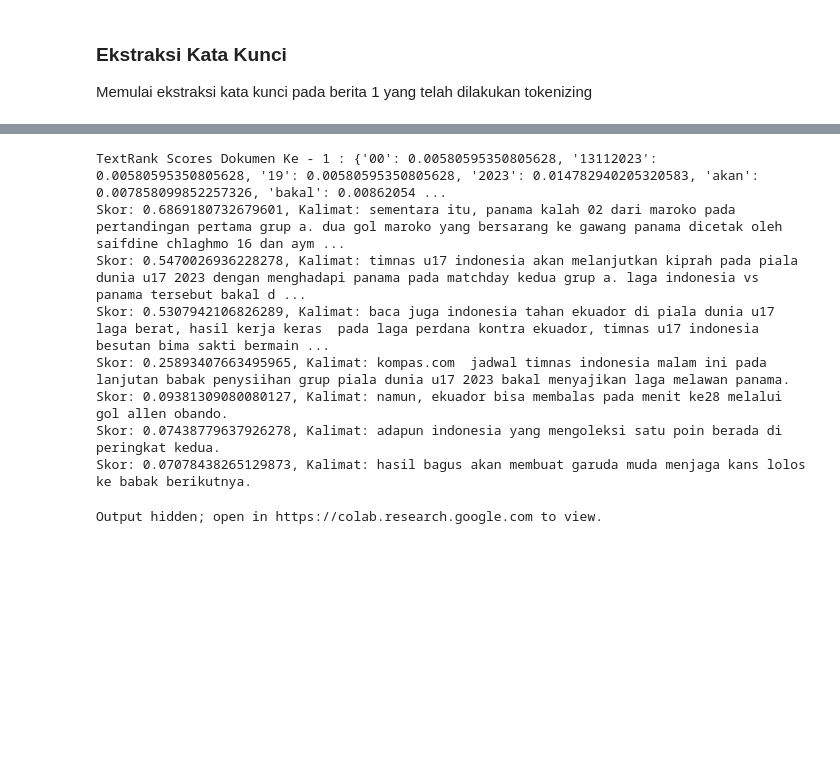
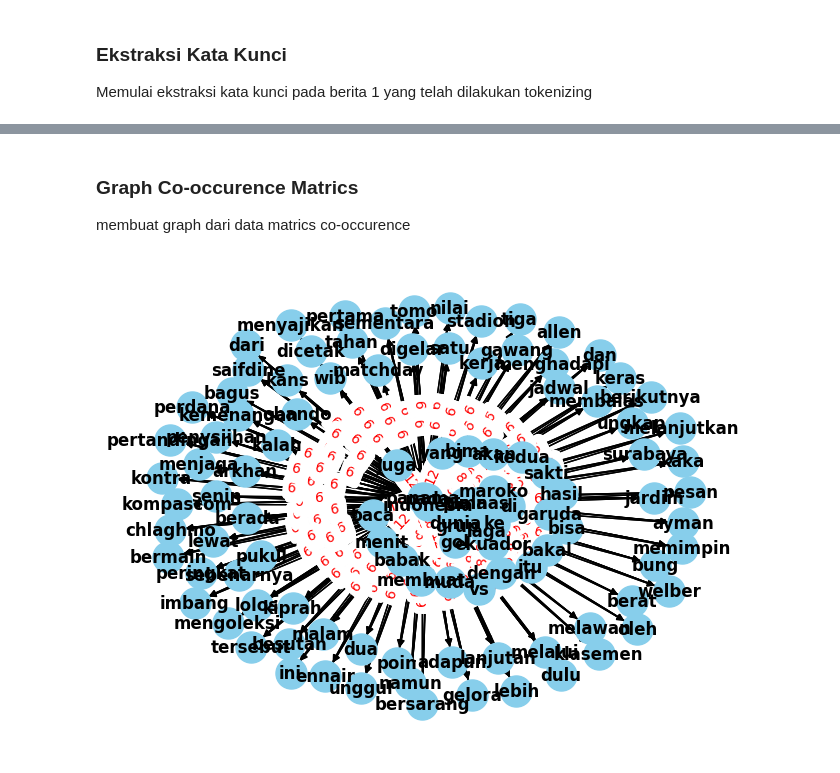
Before and after one commit to AliGhufron-28/ppw, a Jupyter notebook: _sources/notebooks5.ipynb, the cells around one changed output, grey strips where cells are left out. Drawn from its saved outputs; the diff is of its cells as text; code cells hidden in the pictures; blank space fills up the shorter version.

```diff
--- a/_sources/notebooks5.ipynb
+++ b/_sources/notebooks5.ipynb
@@ -286,17 +225,0 @@ def text_rank_summarization(x, k=4, index=1, threshold=0.11, show_scores=False):
-# %%
-# Nilai Closeness
-summary, G = text_rank_summarization(data["tokenizing"].iloc[:1][0], k = 3, show_scores=True, threshold=0)
-# %% [output]
-TextRank Scores Dokumen Ke - 1 : {'00': 0.00580595350805628, '13112023': 0.00580595350805628, '19': 0.00580595350805628, '2023': 0.014782940205320583, 'akan': 0.007858099852257326, 'bakal': 0.00862054 ...
-Skor: 0.6869180732679601, Kalimat: sementara itu, panama kalah 02 dari maroko pada pertandingan pertama grup a. dua gol maroko yang bersarang ke gawang panama dicetak oleh saifdine chlaghmo 16 dan aym ...
-Skor: 0.5470026936228278, Kalimat: timnas u17 indonesia akan melanjutkan kiprah pada piala dunia u17 2023 dengan menghadapi panama pada matchday kedua grup a. laga indonesia vs panama tersebut bakal d ...
-Skor: 0.5307942106826289, Kalimat: baca juga indonesia tahan ekuador di piala dunia u17 laga berat, hasil kerja keras  pada laga perdana kontra ekuador, timnas u17 indonesia besutan bima sakti bermain ...
-Skor: 0.25893407663495965, Kalimat: kompas.com  jadwal timnas indonesia malam ini pada lanjutan babak penysiihan grup piala dunia u17 2023 bakal menyajikan laga melawan panama.
-Skor: 0.09381309080080127, Kalimat: namun, ekuador bisa membalas pada menit ke28 melalui gol allen obando.
-Skor: 0.07438779637926278, Kalimat: adapun indonesia yang mengoleksi satu poin berada di peringkat kedua.
-Skor: 0.07078438265129873, Kalimat: hasil bagus akan membuat garuda muda menjaga kans lolos ke babak berikutnya.
-# %%
-# Bentuk Graph
-plot_graph(G)
-# %% [output]
-Output hidden; open in https://colab.research.google.com to view.
@@ -302,0 +233,23 @@ Output hidden; open in https://colab.research.google.com to view.
+# %% [markdown]
+### Graph Co-occurence Matrics
+membuat graph dari data matrics co-occurence
+# %%
+G = nx.DiGraph()  # Menggunakan Directed Graph agar panah dapat ditampilkan
+
+# Membuat graf dengan edge untuk nilai yang memenuhi kondisi
+for idx, row in df_co_occurrence.iterrows():
+    for col in df_co_occurrence.columns:
+        weight = df_co_occurrence.loc[idx, col]
+        if weight > 5 and idx != col:
+            G.add_edge(idx, col, weight=weight)
+
+pos = nx.spring_layout(G)  # Penataan node
+
+# Menggambar grafik dengan label edge dan panah
+edge_labels = {(u, v): d['weight'] for u, v, d in G.edges(data=True)}
+nx.draw(G, pos, with_labels=True, node_size=500, node_color='skyblue', font_weight='bold', arrows=True)
+nx.draw_networkx_edge_labels(G, pos, edge_labels=edge_labels, label_pos=0.5, font_color='red')
+
+plt.show()
+# %% [output]
+[figure, added]
```
Also changed, not shown: parts of 20 cells of this notebook, 22 other files.
